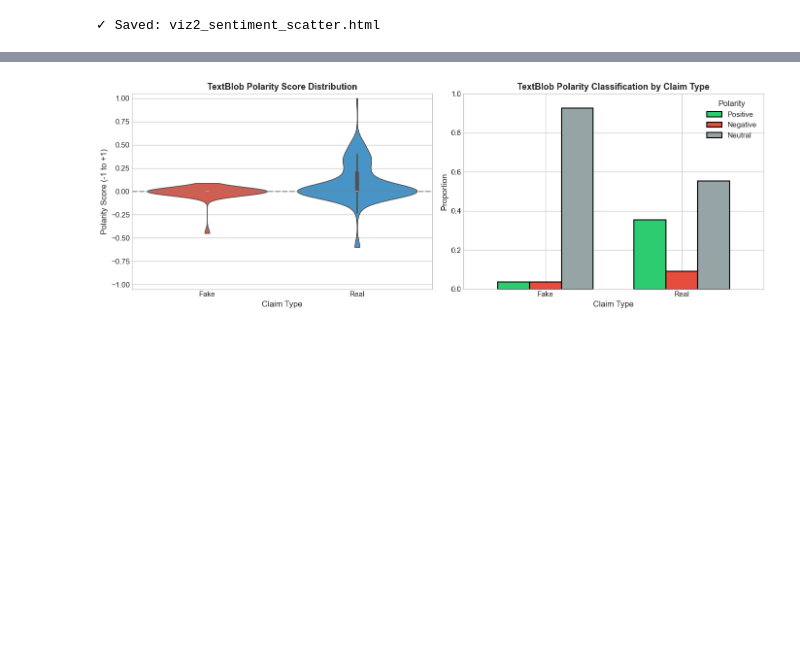
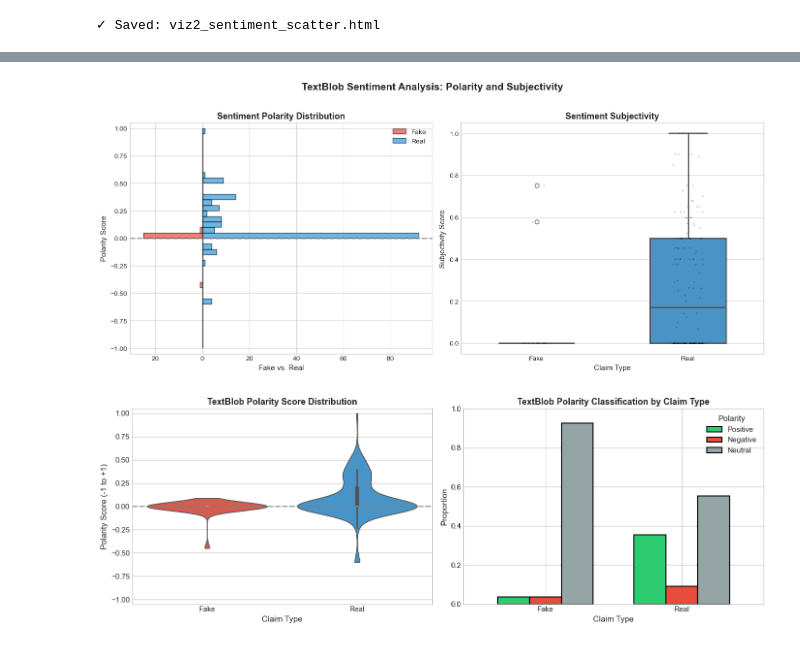
Before and after one commit to OluwaFunmibiOmotayo/Detecting-Health-Misinformation-Covid-19-News-Headline-Analysis, a Jupyter notebook: Data Viz Final project.ipynb, the cells around one changed output, grey strips where cells are left out. Drawn from its saved outputs; the diff is of its cells as text; code cells hidden in the pictures; blank space fills up the shorter version.

```diff
--- a/Data Viz Final project.ipynb
+++ b/Data Viz Final project.ipynb
@@ -281,3 +281,55 @@ plt.show()
+# %%
+# Create figure with 1 row, 2 columns
+fig, axes = plt.subplots(1, 2, figsize=(14, 6))
+
+# Define colors
+colors = {'Fake': '#E74C3C', 'Real': '#3498DB'}
+
+# =============================================
+# LEFT PLOT: Sentiment Polarity (Back-to-Back Histogram)
+# =============================================
+fake_counts, bins = np.histogram(df_claims[df_claims['label']=='Fake']['sentiment_polarity'],
+                                  bins=40, range=(-1, 1))
+real_counts, _ = np.histogram(df_claims[df_claims['label']=='Real']['sentiment_polarity'],
+                              bins=bins)
+
+axes[0].barh(bins[:-1], -fake_counts, height=np.diff(bins),
+             align='edge', alpha=0.7, color=colors['Fake'], label='Fake', edgecolor='black')
+axes[0].barh(bins[:-1], real_counts, height=np.diff(bins),
+             align='edge', alpha=0.7, color=colors['Real'], label='Real', edgecolor='black')
+
+axes[0].set_title('Sentiment Polarity Distribution', fontsize=13, fontweight='bold')
+axes[0].set_ylabel('Polarity Score', fontsize=11)
+axes[0].set_xlabel('Fake vs. Real', fontsize=11)
+axes[0].axhline(y=0, color='gray', linestyle='--', linewidth=2, alpha=0.7)
+axes[0].legend(fontsize=10)
+axes[0].set_ylim(-1.05, 1.05)
+
+# Remove negative tick labels on x-axis
+xticks = axes[0].get_xticks()
+axes[0].set_xticklabels([str(abs(int(x))) for x in xticks])
+
+# =============================================
+# RIGHT PLOT: Sentiment Subjectivity (Box + Strip)
+# =============================================
+sns.boxplot(data=df_claims, x='label', y='sentiment_subjectivity', ax=axes[1],
+            palette=colors, width=0.5, linewidth=2)
+sns.stripplot(data=df_claims, x='label', y='sentiment_subjectivity', ax=axes[1],
+              color='black', alpha=0.3, size=2, jitter=True)
+axes[1].set_title('Sentiment Subjectivity', fontsize=13, fontweight='bold')
+axes[1].set_xlabel('Claim Type', fontsize=11)
+axes[1].set_ylabel('Subjectivity Score', fontsize=11)
+axes[1].set_ylim(-0.05, 1.05)
+
+# Overall title
+fig.suptitle('TextBlob Sentiment Analysis: Polarity and Subjectivity',
+             fontsize=15, fontweight='bold', y=1.02)
+
+plt.tight_layout()
+plt.savefig('viz_textblob_sentiment_clean.png', dpi=300, bbox_inches='tight')
+plt.show()
+# %% [output]
+[figure, added]
 # %%
 fig, axes = plt.subplots(1, 2, figsize=(14, 5))
 
```
Also changed, not shown: parts of 1 cell of this notebook, 1 other file.
